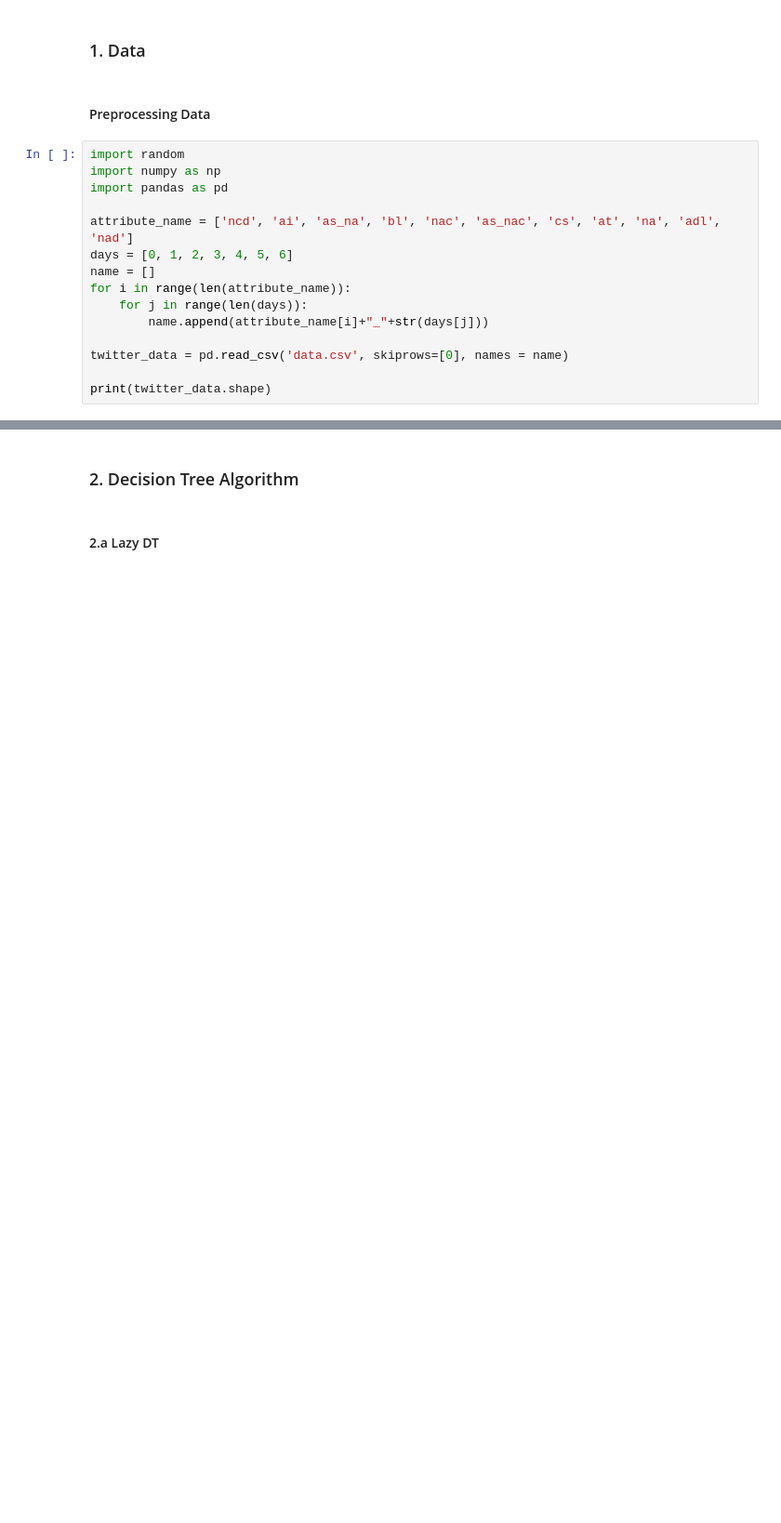
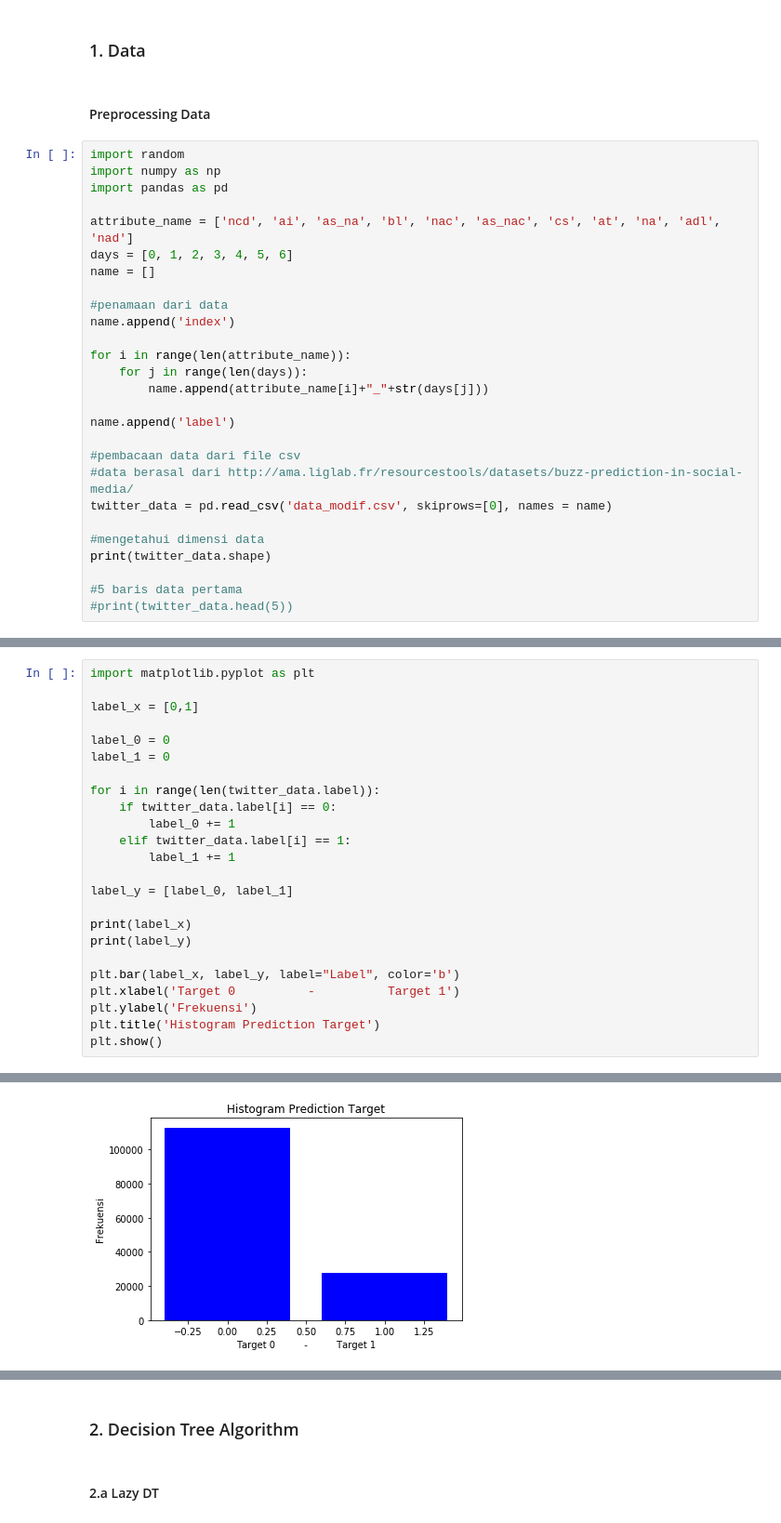
Before and after one commit to machine-learning-2018-2019-fasilkom-ui/Nilai-A-Barokah, a Jupyter notebook: sourceCode.ipynb, the cells around one changed output, grey strips where cells are left out. Shown: that part at 93% size. Drawn from its saved outputs; the diff is of its cells as text; blank space fills up the shorter version.

```diff
--- a/sourceCode.ipynb
+++ b/sourceCode.ipynb
@@ -13,11 +13,23 @@ import pandas as pd
 attribute_name = ['ncd', 'ai', 'as_na', 'bl', 'nac', 'as_nac', 'cs', 'at', 'na', 'adl', 'nad']
 days = [0, 1, 2, 3, 4, 5, 6]
 name = []
+
+#penamaan dari data
+name.append('index')
+
 for i in range(len(attribute_name)):
     for j in range(len(days)):
         name.append(attribute_name[i]+"_"+str(days[j]))
 
-twitter_data = pd.read_csv('data.csv', skiprows=[0], names = name)
+name.append('label')
 
+#pembacaan data dari file csv
+#data berasal dari http://ama.liglab.fr/resourcestools/datasets/buzz-prediction-in-social-media/
+twitter_data = pd.read_csv('data_modif.csv', skiprows=[0], names = name)
+
+#mengetahui dimensi data
 print(twitter_data.shape)
+
+#5 baris data pertama
+#print(twitter_data.head(5))
 # %% [output]
@@ -24,0 +71,25 @@ print(twitter_data.shape)
+# %%
+import matplotlib.pyplot as plt
+
+label_x = [0,1]
+
+label_0 = 0
+label_1 = 0
+
+for i in range(len(twitter_data.label)):
+    if twitter_data.label[i] == 0:
+        label_0 += 1
+    elif twitter_data.label[i] == 1:
+        label_1 += 1
+
+label_y = [label_0, label_1]
+
+print(label_x)
+print(label_y)
+
+plt.bar(label_x, label_y, label="Label", color='b')
+plt.xlabel('Target 0          -          Target 1')
+plt.ylabel('Frekuensi')
+plt.title('Histogram Prediction Target')
+plt.show()
+# %% [output]
@@ -24,0 +98 @@ print(twitter_data.shape)
+[figure, added]
```
Also changed, not shown: parts of 10 cells of this notebook.
